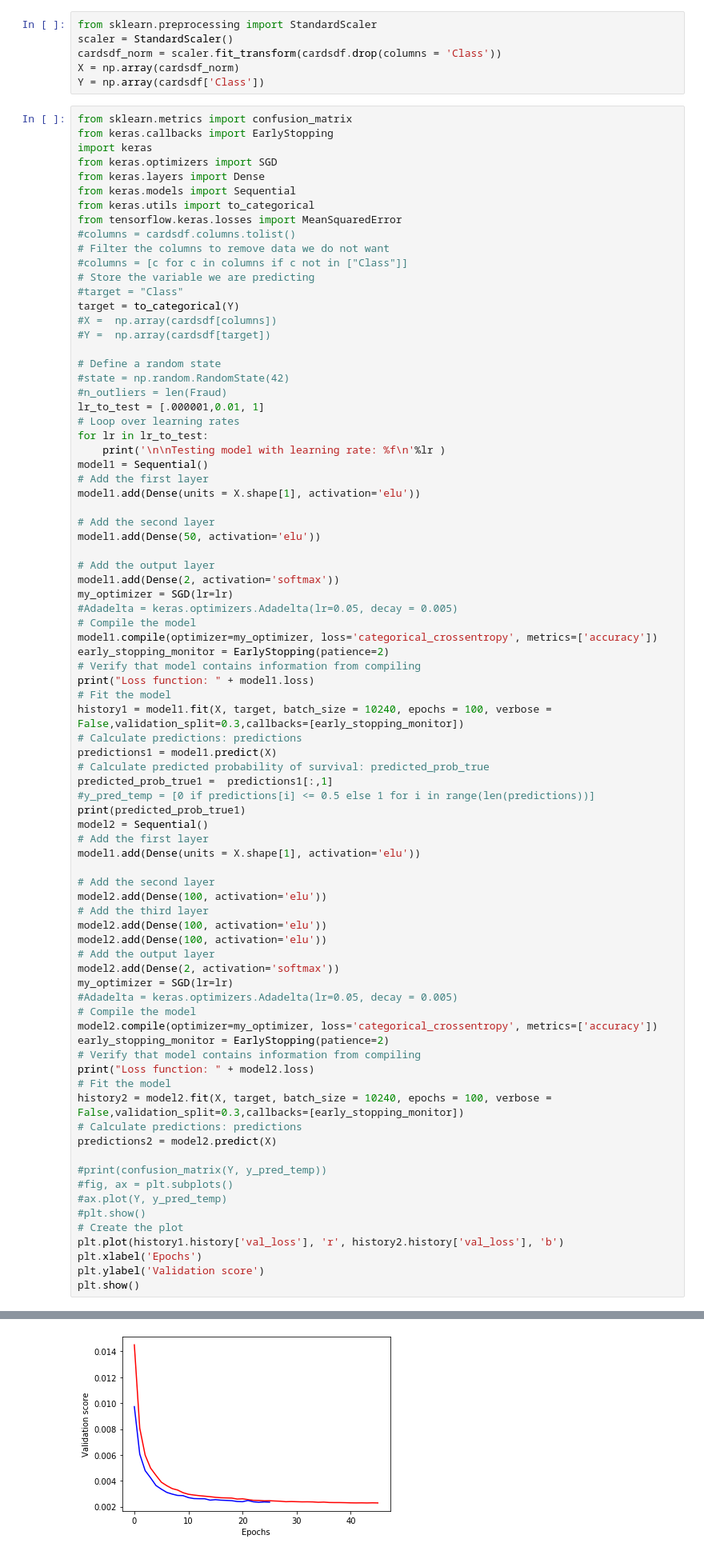
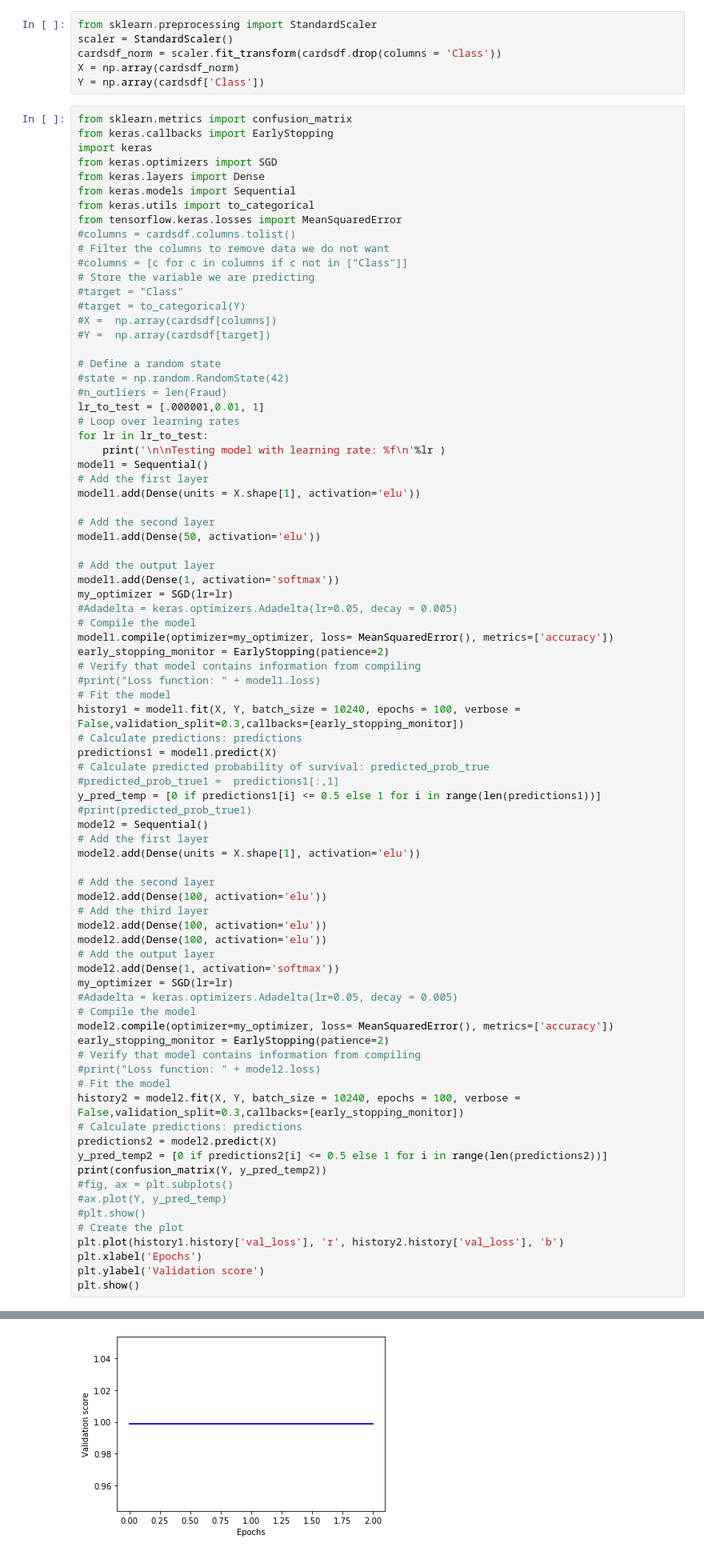
Before and after one commit to NewtoIBM/data_student, a Jupyter notebook: Egor_ClassificationProblemML.ipynb, the cells around one changed output, grey strips where cells are left out. Shown at 80% size. Cells and saved outputs as stored; diff of their text form.

```diff
--- a/Egor_ClassificationProblemML.ipynb
+++ b/Egor_ClassificationProblemML.ipynb
@@ -439,7 +454,7 @@ from tensorflow.keras.losses import MeanSquaredError
 #columns = [c for c in columns if c not in ["Class"]]
 # Store the variable we are predicting
 #target = "Class"
-target = to_categorical(Y)
+#target = to_categorical(Y)
 #X =  np.array(cardsdf[columns])
 #Y =  np.array(cardsdf[target])
 
@@ -458,25 +473,25 @@ model1.add(Dense(units = X.shape[1], activation='elu'))
 model1.add(Dense(50, activation='elu'))
 
 # Add the output layer
-model1.add(Dense(2, activation='softmax'))
+model1.add(Dense(1, activation='softmax'))
 my_optimizer = SGD(lr=lr)
 #Adadelta = keras.optimizers.Adadelta(lr=0.05, decay = 0.005)
 # Compile the model
-model1.compile(optimizer=my_optimizer, loss='categorical_crossentropy', metrics=['accuracy'])
+model1.compile(optimizer=my_optimizer, loss= MeanSquaredError(), metrics=['accuracy'])
 early_stopping_monitor = EarlyStopping(patience=2)
 # Verify that model contains information from compiling
-print("Loss function: " + model1.loss)
+#print("Loss function: " + model1.loss)
 # Fit the model
-history1 = model1.fit(X, target, batch_size = 10240, epochs = 100, verbose = False,validation_split=0.3,callbacks=[early_stopping_monitor])
+history1 = model1.fit(X, Y, batch_size = 10240, epochs = 100, verbose = False,validation_split=0.3,callbacks=[early_stopping_monitor])
 # Calculate predictions: predictions
 predictions1 = model1.predict(X)
 # Calculate predicted probability of survival: predicted_prob_true
-predicted_prob_true1 =  predictions1[:,1]
-#y_pred_temp = [0 if predictions[i] <= 0.5 else 1 for i in range(len(predictions))]
-print(predicted_prob_true1)
+#predicted_prob_true1 =  predictions1[:,1]
+y_pred_temp = [0 if predictions1[i] <= 0.5 else 1 for i in range(len(predictions1))]
+#print(predicted_prob_true1)
 model2 = Sequential()
 # Add the first layer
-model1.add(Dense(units = X.shape[1], activation='elu'))
+model2.add(Dense(units = X.shape[1], activation='elu'))
 
 # Add the second layer
 model2.add(Dense(100, activation='elu'))
@@ -484,20 +499,20 @@ model2.add(Dense(100, activation='elu'))
 model2.add(Dense(100, activation='elu'))
 model2.add(Dense(100, activation='elu'))
 # Add the output layer
-model2.add(Dense(2, activation='softmax'))
+model2.add(Dense(1, activation='softmax'))
 my_optimizer = SGD(lr=lr)
 #Adadelta = keras.optimizers.Adadelta(lr=0.05, decay = 0.005)
 # Compile the model
-model2.compile(optimizer=my_optimizer, loss='categorical_crossentropy', metrics=['accuracy'])
+model2.compile(optimizer=my_optimizer, loss= MeanSquaredError(), metrics=['accuracy'])
 early_stopping_monitor = EarlyStopping(patience=2)
 # Verify that model contains information from compiling
-print("Loss function: " + model2.loss)
+#print("Loss function: " + model2.loss)
 # Fit the model
-history2 = model2.fit(X, target, batch_size = 10240, epochs = 100, verbose = False,validation_split=0.3,callbacks=[early_stopping_monitor])
+history2 = model2.fit(X, Y, batch_size = 10240, epochs = 100, verbose = False,validation_split=0.3,callbacks=[early_stopping_monitor])
 # Calculate predictions: predictions
 predictions2 = model2.predict(X)
-
-#print(confusion_matrix(Y, y_pred_temp))
+y_pred_temp2 = [0 if predictions2[i] <= 0.5 else 1 for i in range(len(predictions2))]
+print(confusion_matrix(Y, y_pred_temp2))
 #fig, ax = plt.subplots()
 #ax.plot(Y, y_pred_temp)
 #plt.show()
@@ -524,4 +537,4 @@ Loss function: categorical_crossentropy
-[figure, old version]
+[figure, new version]
 # %%
 from sklearn.metrics import roc_auc_score
 from sklearn.preprocessing import StandardScaler
```
Also changed, not shown: parts of 4 cells of this notebook.
